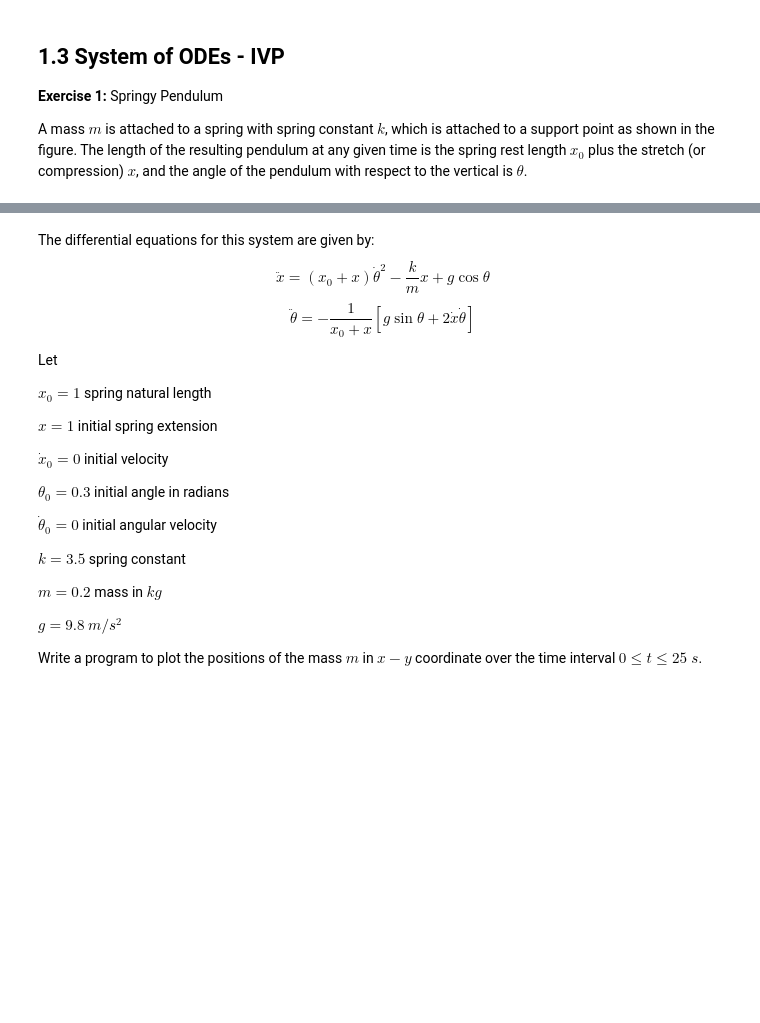
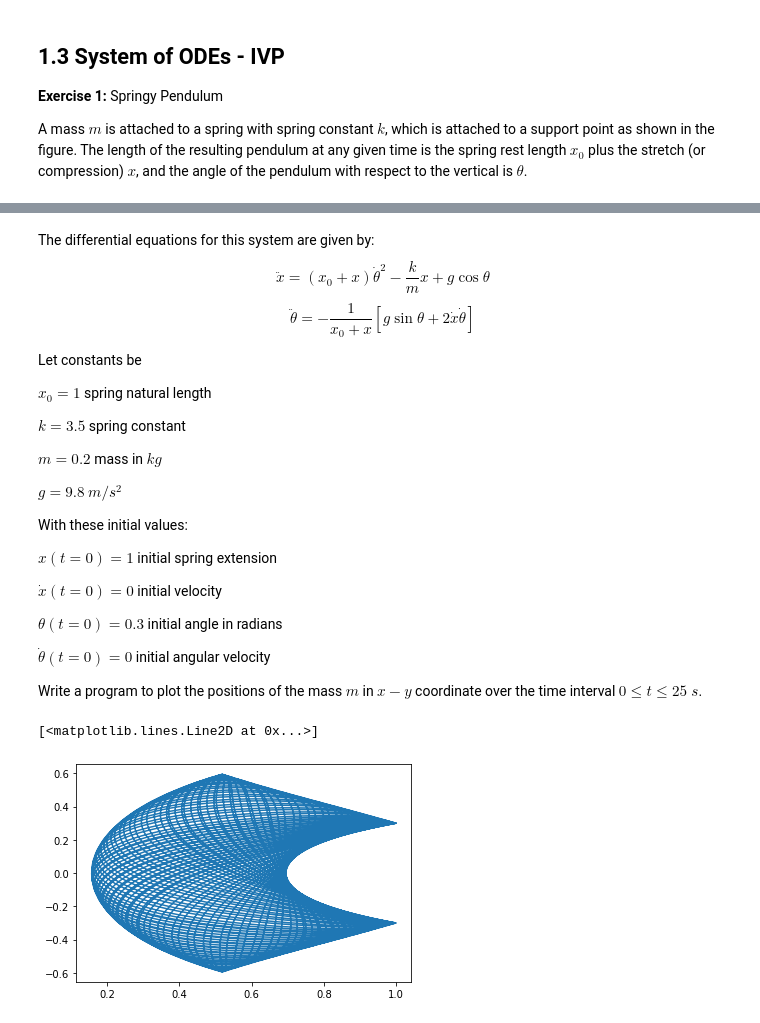
Before and after one commit to gigadot/ssm, a Jupyter notebook: Topic 01 - Ordinary Differential Equation (ODE)/1.3 System of ODEs - IVP.ipynb, the cells around one changed output, grey strips where cells are left out. Saved outputs shown, nothing was run; the diff lists cells and outputs as text; code cells hidden in the pictures; blank space fills up the shorter version.

```diff
--- a/Topic 01 - Ordinary Differential Equation (ODE)/1.3 System of ODEs - IVP.ipynb
+++ b/Topic 01 - Ordinary Differential Equation (ODE)/1.3 System of ODEs - IVP.ipynb
@@ -11,17 +11,9 @@ The differential equations for this system are given by:
 $$\ddot x = ({x_0} + x){\dot \theta ^2} - \frac{k}{m}x + g\cos \theta $$
 $$\ddot \theta  =  - \frac{1}{{{x_0} + x}}\left[ {g\sin \theta  + 2\dot x\dot \theta } \right]$$
 
-Let
+Let constants be
 
 $x_0 = 1$ spring natural length
-
-$x = 1$ initial spring extension
-
-$\dot {x}_0 = 0$ initial velocity
-
-$\theta_0 = 0.3$ initial angle in radians
-
-$\dot {\theta}_0 = 0$ initial angular velocity
 
 $k = 3.5$ spring constant
 
@@ -29,4 +21,14 @@ $m = 0.2$ mass in $kg$
 
 $g = 9.8$ $m/s^2$
 
+With these initial values:
+
+$x(t=0) = 1$ initial spring extension
+
+$\dot {x}(t=0) = 0$ initial velocity
+
+$\theta(t=0) = 0.3$ initial angle in radians
+
+$\dot {\theta}(t=0) = 0$ initial angular velocity
+
 Write a program to plot the positions of the mass $m$ in $x-y$ coordinate over the time interval $0 \le t \le 25\; s$.
@@ -32,0 +40,35 @@ Write a program to plot the positions of the mass $m$ in $x-y$ coordinate over t
+# %%
+t = np.arange(0, 100.0, 0.01)
+
+# define given constants
+x_0 = 1
+k = 3.5
+m = 0.2
+g = 9.8
+
+# setup initial values vector [ x_dot_0, theta_dot_0, x_0, theta_0]
+x_0 = 1
+x_dot_0 = 0
+theta_0 = 0.3
+theta_dot_0 = 0
+
+y_init = [x_dot_0, theta_dot_0, x_0, theta_0]
+
+
+# define rhs function, f(y,t)
+def rhs(y, t):
+    return [
+        (x_0 + y[2]) * (y[1]**2) - k/m*y[2] + g*math.cos(y[3]),
+        -(g*math.sin(y[3]) + 2*y[0]*y[1])/(x_0 + y[2]),
+        y[0],
+        y[1]
+    ]
+
+y = odeint(rhs, y_init, t)
+
+plt.plot(y[:,2], y[:,3])
+# but it does not make sense to plot x vs theta
+# the question wants x, y
+# %% [output]
+[<matplotlib.lines.Line2D at 0x...>]
+[figure, added]
```
Also changed, not shown: parts of 4 cells of this notebook, 1 other file.
